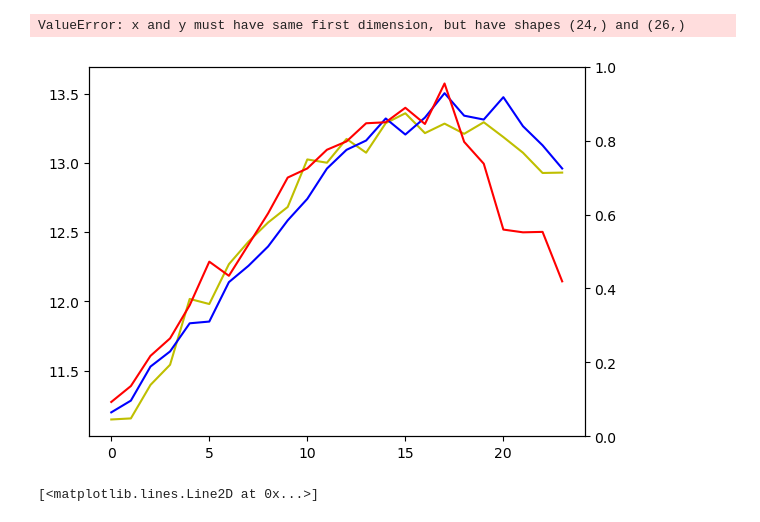
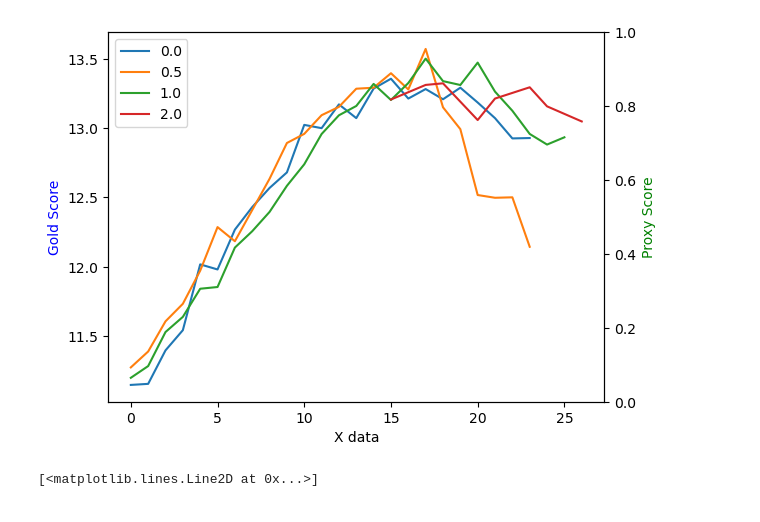
Before and after one commit to winnie0617/trl, a Jupyter notebook: gm_results.ipynb, the cells around one changed output. Drawn from its saved outputs; the diff is of its cells as text; code cells hidden in the pictures.

```diff
--- a/gm_results.ipynb
+++ b/gm_results.ipynb
@@ -12,51 +12,51 @@ gold0 = np.array([])
 for rg in [(0,6), (6,12), (12,18), (18,24)]:
     df = pd.read_csv(f"/home/winnie/trl/results/coef0.0_testFalse_num{rg[0]}_{rg[1]}_8bit_tmp.csv", index_col=0)
     gold0 = np.hstack([gold0, df.mean().values])
-# gold0 = np.hstack([gold0, np.array([np.nan, np.nan])])
 
 gold1 = np.array([])
 for rg in [(0,6), (6,12), (12,19), (19,26)]:
     df = pd.read_csv(f"/home/winnie/trl/results/coef1.0_testFalse_num{rg[0]}_{rg[1]}_8bit_tmp.csv", index_col=0)
     gold1 = np.hstack([gold1, df.mean().values])
-gold1 = gold1[:24]
 
 gold5 = np.array([])
 for rg in [(0,8), (8,16), (16,24)]:
     df = pd.read_csv(f"/home/winnie/trl/results/coef0.5_testFalse_num{rg[0]}_{rg[1]}_8bit_tmp.csv", index_col=0)
     gold5 = np.hstack([gold5, df.mean().values])
 
 
 # raw = pd.read_csv("/home/winnie/trl/results/coef0.5_raw_reward.csv", index_col=0)
 penalized = pd.read_csv("/home/winnie/trl/results/coef1.0_penalized.csv", index_col=0)
 
 # raw = raw["ppo_llamavanilla_gradaccu1_gradnorm1_bs2048_coef0.5 - env/reward_mean"].values
 penalized = penalized["ppo_llamavanilla_gradaccu1_gradnorm1_bs2048_coef1.0 - ppo/returns/mean"].values
 # print(penalized)
 # plt.plot(range(len(gold)), gold)
 # plt.plot(range(len(my_rm)), my_rm)
 
 x = range(len(gold1))
 # y1 = gold
 # y2 = raw
 
 fig, ax1 = plt.subplots()
-
+x2 = [15, 17, 18, 20, 21, 23, 24, 26]
+gold2 = [13.207281718963165, 13.312585266030014, 13.324160129604365, 13.059046725784448, 13.214145634379264, 13.295489427012278, 13.157912687585267, 13.048921384720327]
 ax2 = ax1.twinx()
 # ax1.plot(x, y1, 'g-')
-ax1.plot(x, gold0, 'y-')
-ax1.plot(x, gold1, 'b-')
-ax1.plot(x, gold5, 'r-')
-ax2.plot(x, penalized, 'g-')
+ax1.plot(range(len(gold0)), gold0, label="0.0")
+ax1.plot(range(len(gold5)), gold5, label="0.5")
+ax1.plot(range(len(gold1)), gold1, label="1.0")
+ax1.plot(x2,gold2, label="2.0")
+# ax2.plot(range(len(penalized)), penalized)
 # ax2.plot(x, y3, 'r-')
 
 ax1.set_xlabel('X data')
 ax1.set_ylabel('Gold Score', color='b')
 ax2.set_ylabel('Proxy Score', color='g')
 
+ax1.legend()
 plt.show()
 # %% [output]
-ValueError: x and y must have same first dimension, but have shapes (24,) and (26,)
-[figure, old version]
+[figure, new version]
 # %%
 plt.plot(gold0)
 plt.plot(gold1)
```
Also changed, not shown: 1 other file.
